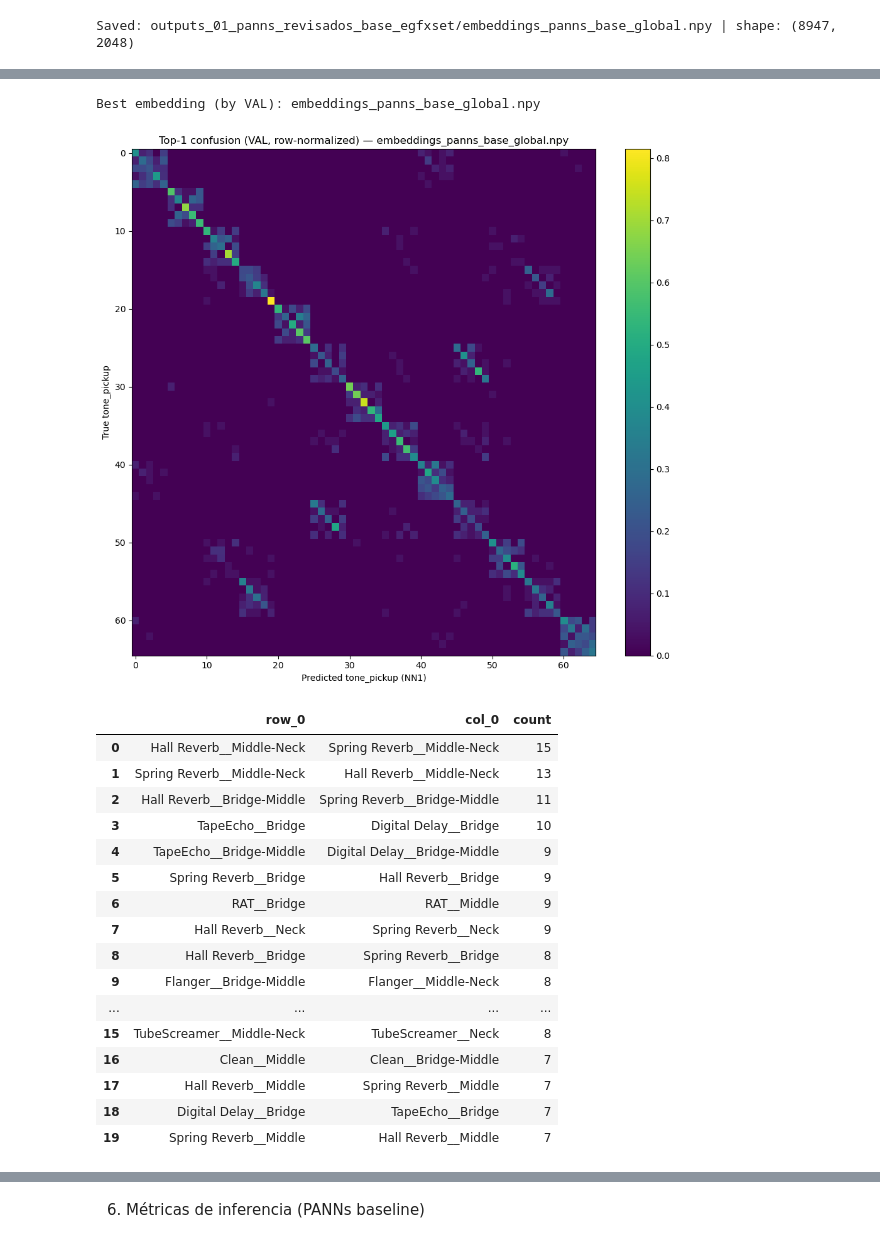
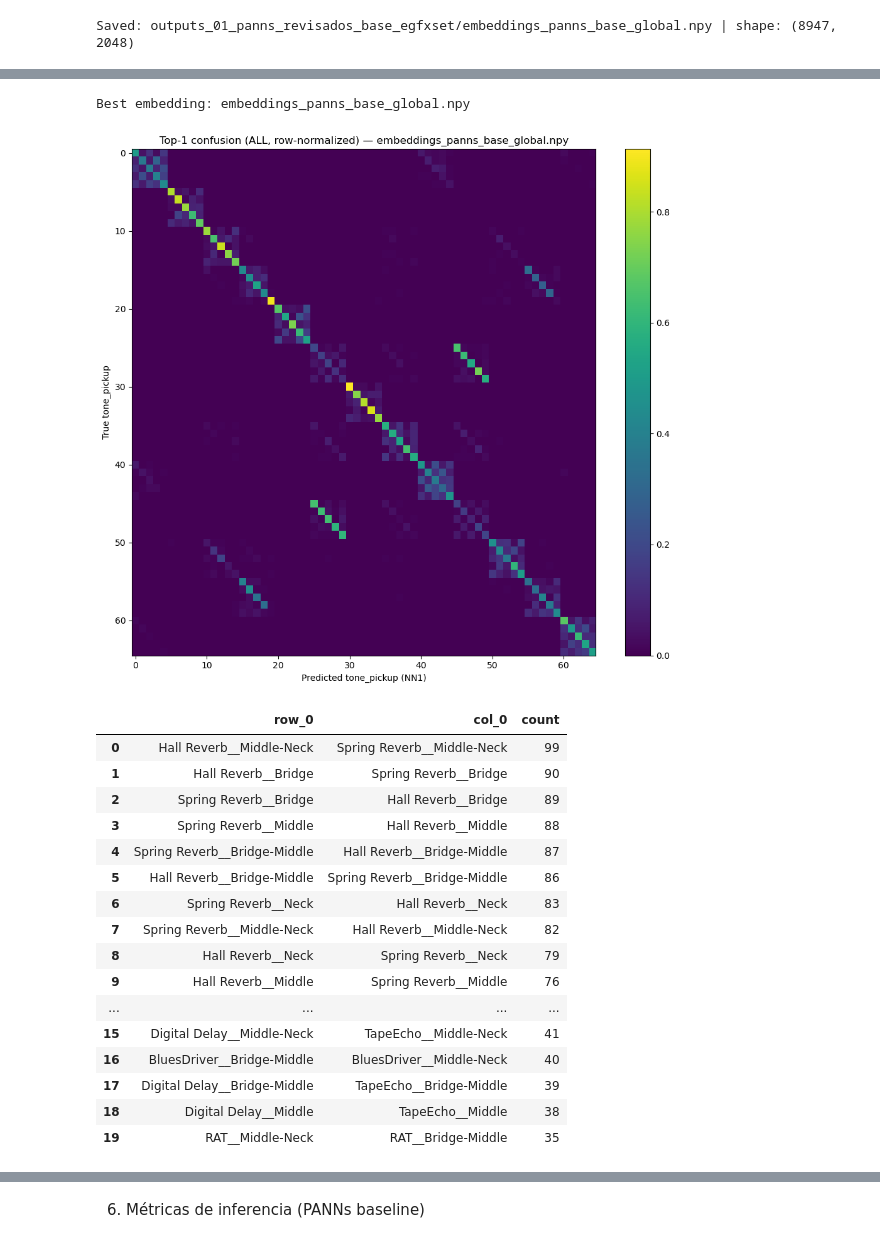
Before and after one commit to danieltenreiroarcos/Comparison-of-embedding-based-models-for-electric-guitar-tone-discrimination, a Jupyter notebook: PANNs/01_PANNs_base_egfx.ipynb, the cells around one changed output, grey strips where cells are left out. Drawn from its saved outputs; the diff is of its cells as text; code cells hidden in the pictures.

```diff
--- a/PANNs/01_PANNs_base_egfx.ipynb
+++ b/PANNs/01_PANNs_base_egfx.ipynb
@@ -109,8 +109,11 @@ def _summ(times_s, label=""):
 import pandas as pd
 from pathlib import Path
 
-INDEX_CSV_PATH = Path("../MERT/outputs_01_mert_base_egfxset/egfxset_index.csv")
-assert INDEX_CSV_PATH.exists(), f"No encuentro {INDEX_CSV_PATH}. Ejecuta antes el notebook 01_PANNs_base_egfx."
+INDEX_CSV_PATH = Path("../egfxset_index.csv")
+if not INDEX_CSV_PATH.exists():
+    INDEX_CSV_PATH = Path("../MERT/outputs_01_mert_base_egfxset/egfxset_index.csv")
+
+assert INDEX_CSV_PATH.exists(), f"No encuentro {INDEX_CSV_PATH}. Ejecuta antes MERT/01_mert_base_egfx o coloca ../egfxset_index.csv"
 
 df = pd.read_csv(INDEX_CSV_PATH)
 print("Index:", df.shape)
@@ -352,84 +340,67 @@ plt.show()
 # %%
-# Fallback robusto: reconstruir val_idx si no existe
-if "val_idx" not in globals():
-    from sklearn.model_selection import train_test_split
-    _labels_split = df["tone_pickup"].astype(str)
-    _idx = np.arange(len(df), dtype=int)
-    _, val_idx = train_test_split(
-        _idx,
-        test_size=0.20,
-        random_state=SEED,
-        stratify=_labels_split
-    )
-    val_idx = np.asarray(val_idx, dtype=int)
-
 import numpy as np
 import pandas as pd
 import matplotlib.pyplot as plt
 
 best_file = res_df_eval.sort_values(["top1", "top5"], ascending=False).iloc[0]["file"]
 best_path = OUT_DIR_BASE / best_file
-print("Best embedding (by VAL):", best_file)
+print("Best embedding:", best_file)
 
 X = np.memmap(best_path, dtype=np.float32, mode="r").reshape(len(df), -1)
-labels_all = df["tone_pickup"].astype(str).to_numpy()
+y_true = df["tone_pickup"].astype(str).to_numpy()
 
-Xv = X[val_idx]
-y_true = labels_all[val_idx]
-assert Xv.shape[0] == len(y_true)
-
-Xv = Xv / (np.linalg.norm(Xv, axis=1, keepdims=True) + 1e-9)
-Sv = Xv @ Xv.T
-np.fill_diagonal(Sv, -np.inf)
-nn1 = np.argmax(Sv, axis=1)
+X = X / (np.linalg.norm(X, axis=1, keepdims=True) + 1e-9)
+S = X @ X.T
+np.fill_diagonal(S, -np.inf)
+nn1 = np.argmax(S, axis=1)
 y_pred = y_true[nn1]
 
-cm = pd.crosstab(y_true, y_pred)  # filas: true, columnas: pred
+cm = pd.crosstab(y_true, y_pred)
 cm = cm.reindex(index=sorted(cm.index), columns=sorted(cm.columns), fill_value=0)
-cm_norm = cm.div(cm.sum(axis=1).replace(0, 1), axis=0)  # por fila
+cm_norm = cm.div(cm.sum(axis=1).replace(0, 1), axis=0)
 
 plt.figure(figsize=(10, 9))
 plt.imshow(cm_norm.to_numpy(), aspect="auto")
-plt.title(f"Top-1 confusion (VAL, row-normalized) — {best_file}")
+plt.title(f"Top-1 confusion (ALL, row-normalized) — {best_file}")
 plt.xlabel("Predicted tone_pickup (NN1)")
 plt.ylabel("True tone_pickup")
 plt.colorbar()
 plt.tight_layout()
 plt.show()
 
 cm_off = cm.copy()
 for k in cm_off.index:
     if k in cm_off.columns:
         cm_off.loc[k, k] = 0
 
 top_conf = (
     cm_off.stack()
     .sort_values(ascending=False)
     .head(20)
     .reset_index()
     .rename(columns={"level_0":"true", "level_1":"pred", 0:"count"})
 )
 top_conf
 # %% [output]
-Best embedding (by VAL): embeddings_panns_base_global.npy
+Best embedding: embeddings_panns_base_global.npy
-[figure, old version]
+[figure, new version]
 |  | row_0 | col_0 | count |
-| 0 | Hall Reverb__Middle-Neck | Spring Reverb__Middle-Neck | 15 |
-| 1 | Spring Reverb__Middle-Neck | Hall Reverb__Middle-Neck | 13 |
-| 2 | Hall Reverb__Bridge-Middle | Spring Reverb__Bridge-Middle | 11 |
-| 3 | TapeEcho__Bridge | Digital Delay__Bridge | 10 |
-| 4 | TapeEcho__Bridge-Middle | Digital Delay__Bridge-Middle | 9 |
-| 5 | Spring Reverb__Bridge | Hall Reverb__Bridge | 9 |
-| 6 | RAT__Bridge | RAT__Middle | 9 |
-| 7 | Hall Reverb__Neck | Spring Reverb__Neck | 9 |
-| 8 | Hall Reverb__Bridge | Spring Reverb__Bridge | 8 |
-| 9 | Flanger__Bridge-Middle | Flanger__Middle-Neck | 8 |
+| 0 | Hall Reverb__Middle-Neck | Spring Reverb__Middle-Neck | 99 |
+| 1 | Hall Reverb__Bridge | Spring Reverb__Bridge | 90 |
+| 2 | Spring Reverb__Bridge | Hall Reverb__Bridge | 89 |
+| 3 | Spring Reverb__Middle | Hall Reverb__Middle | 88 |
+| 4 | Spring Reverb__Bridge-Middle | Hall Reverb__Bridge-Middle | 87 |
+| 5 | Hall Reverb__Bridge-Middle | Spring Reverb__Bridge-Middle | 86 |
+| 6 | Spring Reverb__Neck | Hall Reverb__Neck | 83 |
+| 7 | Spring Reverb__Middle-Neck | Hall Reverb__Middle-Neck | 82 |
+| 8 | Hall Reverb__Neck | Spring Reverb__Neck | 79 |
+| 9 | Hall Reverb__Middle | Spring Reverb__Middle | 76 |
 | ... | ... | ... | ... |
-| 15 | TubeScreamer__Middle-Neck | TubeScreamer__Neck | 8 |
-| 16 | Clean__Middle | Clean__Bridge-Middle | 7 |
-| 17 | Hall Reverb__Middle | Spring Reverb__Middle | 7 |
-| 18 | Digital Delay__Bridge | TapeEcho__Bridge | 7 |
-| 19 | Spring Reverb__Middle | Hall Reverb__Middle | 7 |
+| 15 | Digital Delay__Middle-Neck | TapeEcho__Middle-Neck | 41 |
+| 16 | BluesDriver__Bridge-Middle | BluesDriver__Middle-Neck | 40 |
+| 17 | Digital Delay__Bridge-Middle | TapeEcho__Bridge-Middle | 39 |
+| 18 | Digital Delay__Middle | TapeEcho__Middle | 38 |
+| 19 | RAT__Middle-Neck | RAT__Bridge-Middle | 35 |
 # %%
 tabla = res_df_eval.copy()
 
```
Also changed, not shown: parts of 8 cells of this notebook, 6 other files.
